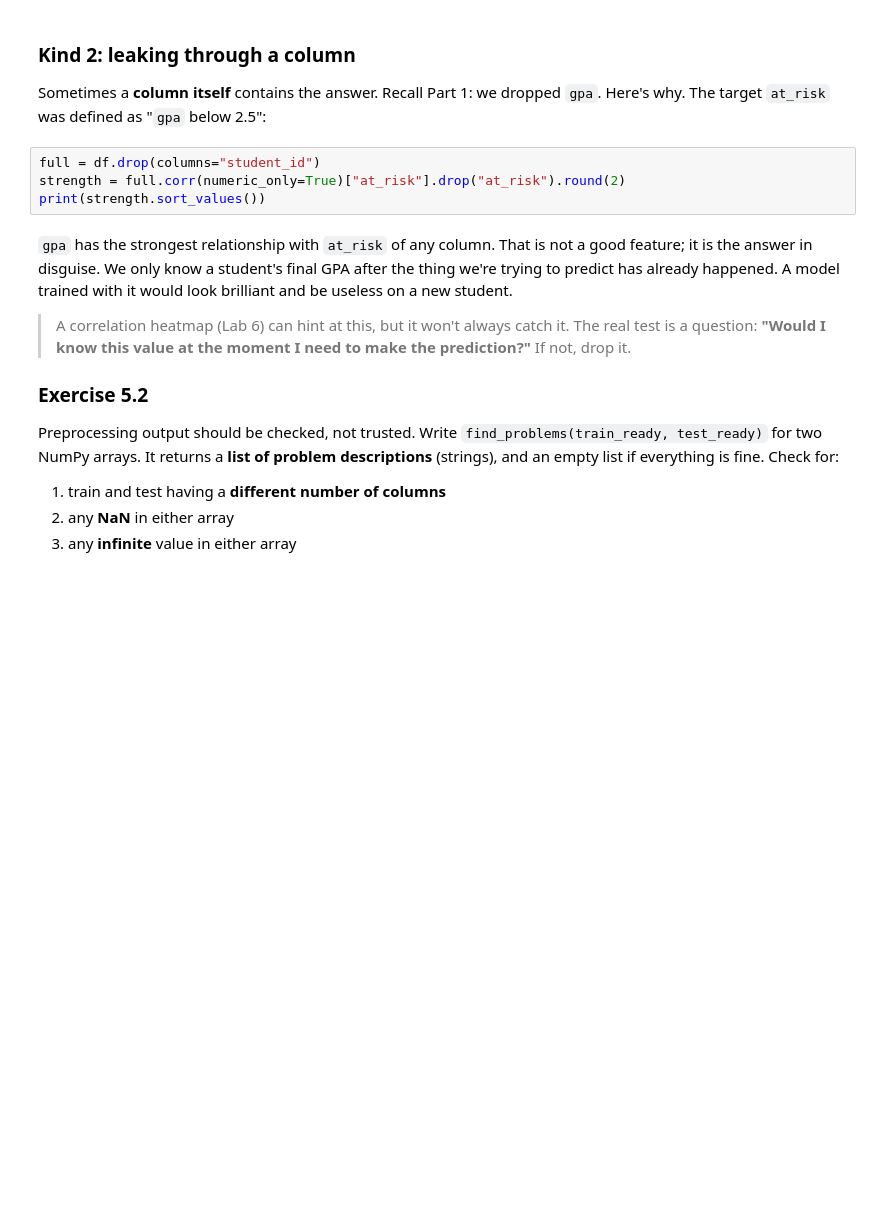
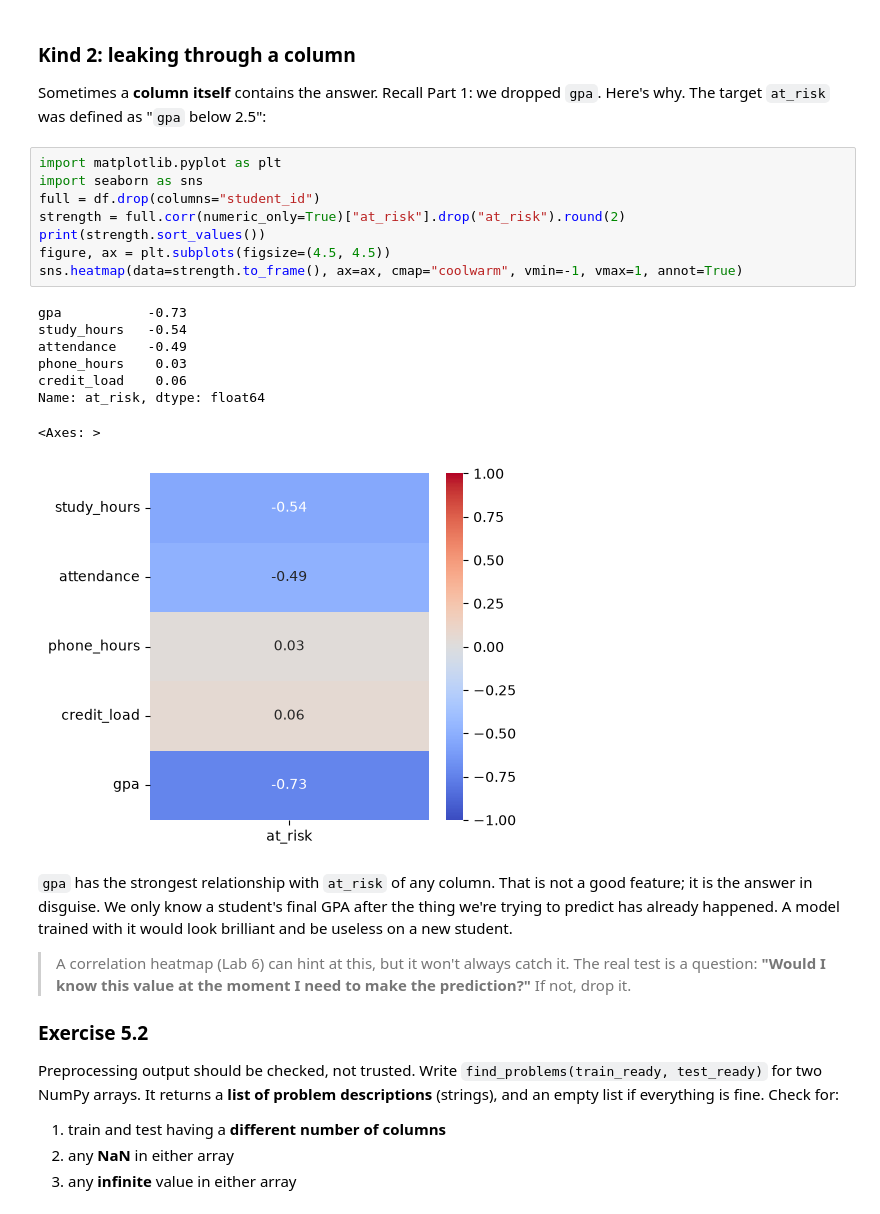
Before and after one commit to Mohammed-Khalil-Dev/Programing-For-Ai-ARTI303-Labs, a Jupyter notebook: src/Lab7/lab07.ipynb, the cells around one changed output. Saved outputs shown, nothing was run; the diff lists cells and outputs as text; blank space fills up the shorter version.

```diff
--- a/src/Lab7/lab07.ipynb
+++ b/src/Lab7/lab07.ipynb
@@ -556,9 +644,22 @@ Sometimes a **column itself** contains the answer. Recall Part 1: we
 dropped `gpa`. Here's why. The target `at_risk` was defined as
 "`gpa` below 2.5":
 # %%
+import matplotlib.pyplot as plt
+import seaborn as sns
 full = df.drop(columns="student_id")
 strength = full.corr(numeric_only=True)["at_risk"].drop("at_risk").round(2)
 print(strength.sort_values())
+figure, ax = plt.subplots(figsize=(4.5, 4.5))
+sns.heatmap(data=strength.to_frame(), ax=ax, cmap="coolwarm", vmin=-1, vmax=1, annot=True)
+# %% [output]
+gpa           -0.73
+study_hours   -0.54
+attendance    -0.49
+phone_hours    0.03
+credit_load    0.06
+Name: at_risk, dtype: float64
+<Axes: >
+[figure, added]
 # %% [markdown]
 `gpa` has the strongest relationship with `at_risk` of any column. That
 is not a good feature; it is the answer in disguise. We only know a
```
Also changed, not shown: parts of 25 cells of this notebook, 4 other files.
